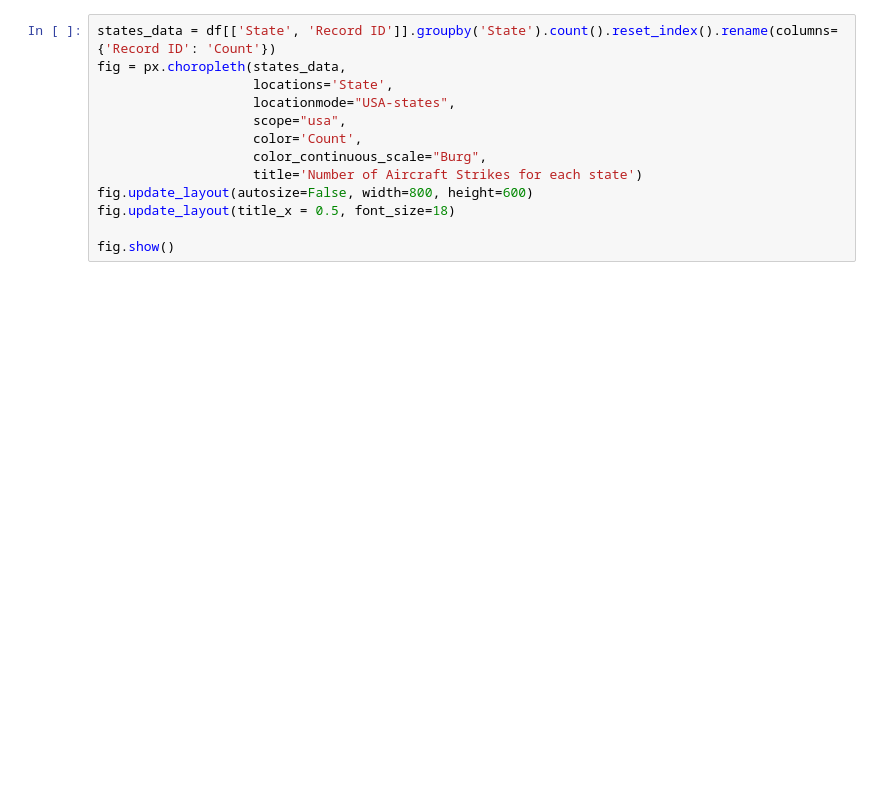
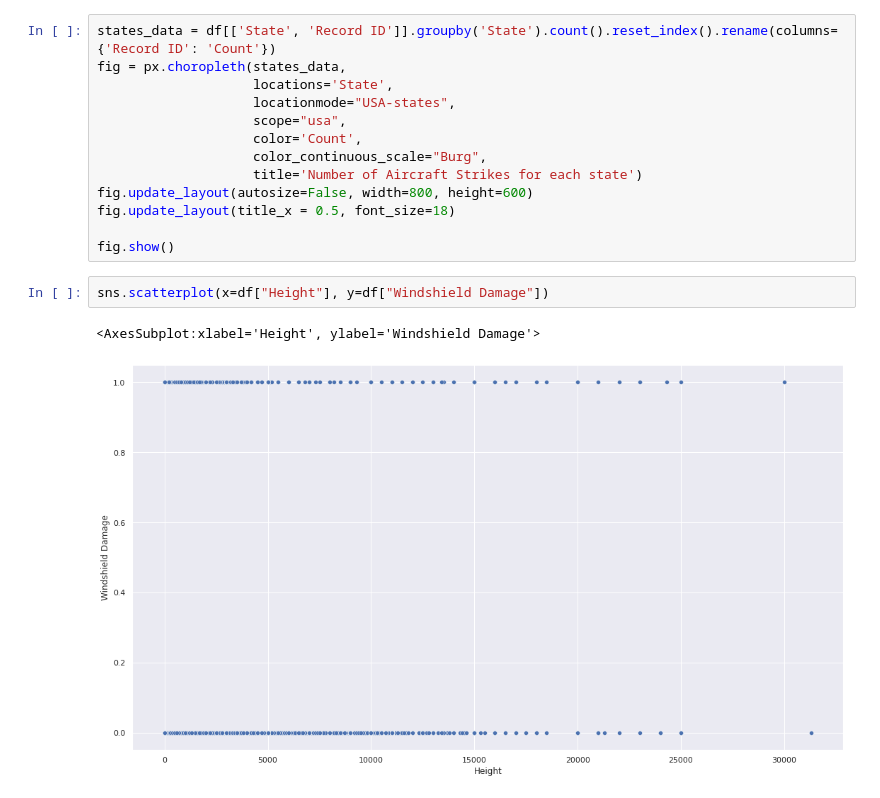
Before and after one commit to MvKaio/StudyOfAircraftWildlifeStrikes, a Jupyter notebook: notebooks/ExploratoryAnalysis.ipynb, the cells around one changed output. Cells and saved outputs as stored; diff of their text form; blank space fills up the shorter version.

```diff
--- a/notebooks/ExploratoryAnalysis.ipynb
+++ b/notebooks/ExploratoryAnalysis.ipynb
@@ -171,3 +173,8 @@ fig.update_layout(autosize=False, width=800, height=600)
 fig.update_layout(title_x = 0.5, font_size=18)
 
 fig.show()
+# %%
+sns.scatterplot(x=df["Height"], y=df["Windshield Damage"])
+# %% [output]
+<AxesSubplot:xlabel='Height', ylabel='Windshield Damage'>
+[figure, added]
```
Also changed, not shown: parts of 2 cells of this notebook, 1 other file.
